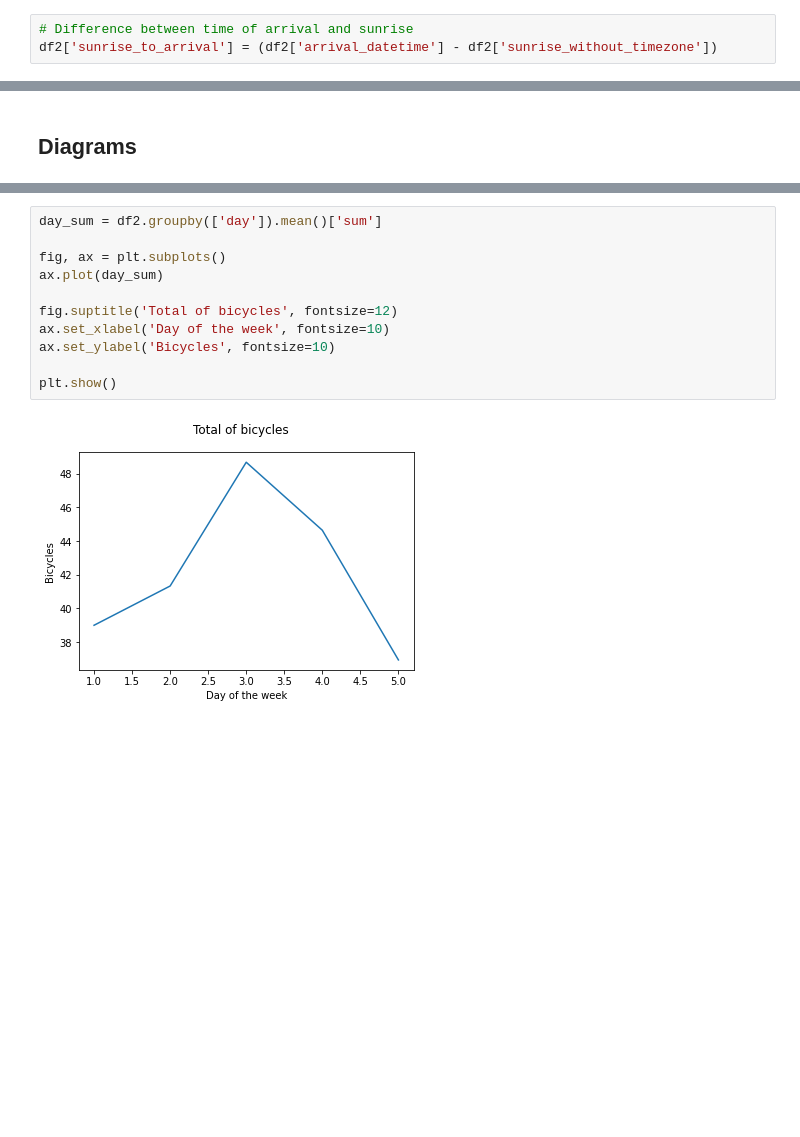
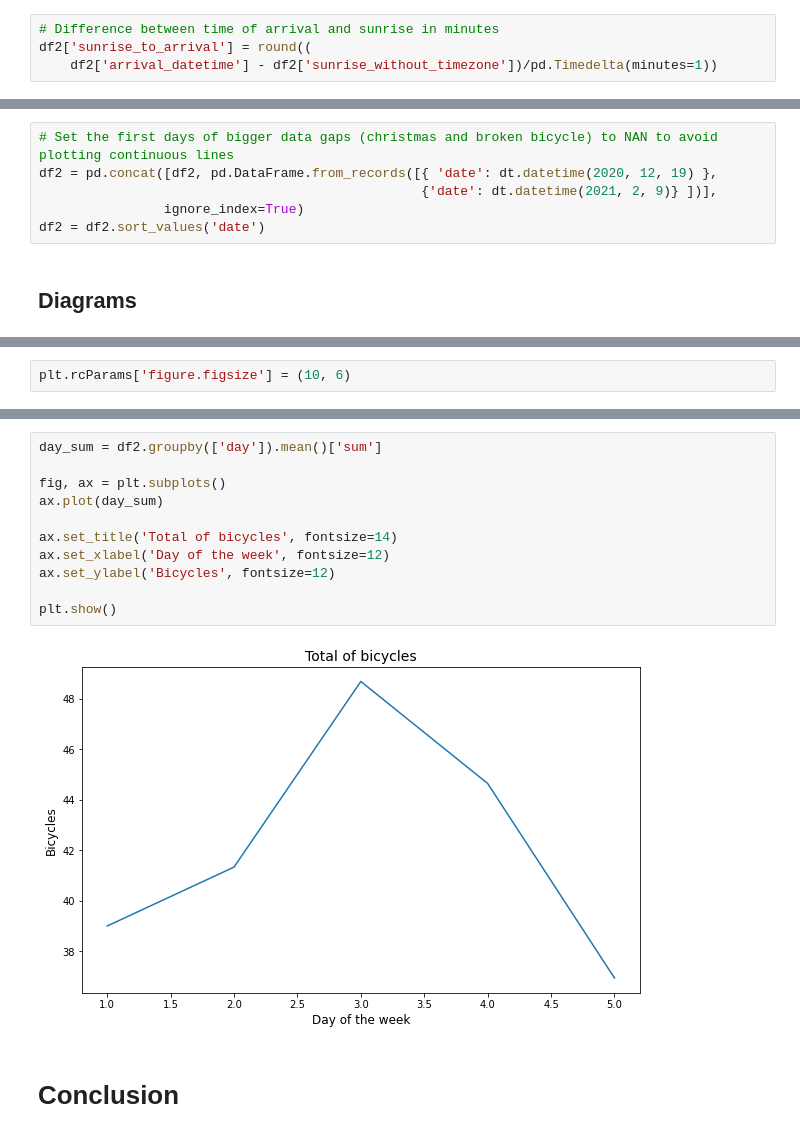
Before and after one commit to SunTwoShine/Bicyclelight, a Jupyter notebook: bicycle_light_analysis.ipynb, the cells around one changed output, grey strips where cells are left out. Cells and saved outputs as stored; diff of their text form; blank space fills up the shorter version.

Commit message:
conclusion and minor changes

```diff
--- a/bicycle_light_analysis.ipynb
+++ b/bicycle_light_analysis.ipynb
@@ -155,8 +155,9 @@ for index in range(len(df2['date'])):
     # Combine date and time of arrival
     df2.iloc[index, col_arrival_datetime] = dt.datetime.combine(df2.iloc[index, 0], df2.iloc[index, 1])
 # %%
-# Difference between time of arrival and sunrise
-df2['sunrise_to_arrival'] = (df2['arrival_datetime'] - df2['sunrise_without_timezone'])
+# Difference between time of arrival and sunrise in minutes
+df2['sunrise_to_arrival'] = round((
+    df2['arrival_datetime'] - df2['sunrise_without_timezone'])/pd.Timedelta(minutes=1))
 # %%
 # Calender week and weekday
 df2['week'] = ''
@@ -175,5 +176,11 @@ df2.head()
 | 3.0 | 2021-03-04 | 08:26:29 | 23:23 | 23 | 23 | 46 | 0.500000 | 2021-03-04 07:02:34.930661+01:00 | ... |
 | 4.0 | 2021-03-03 | 08:31:40 | 21:31 | 21 | 31 | 52 | 0.596154 | 2021-03-03 07:04:35.821162+01:00 | ... |
 | 5.0 | 2021-03-02 | 08:29:29 | 29:29 | 29 | 29 | 58 | 0.500000 | 2021-03-02 07:06:36.062514+01:00 | ... |
+# %%
+# Set the first days of bigger data gaps (christmas and broken bicycle) to NAN to avoid plotting continuous lines
+df2 = pd.concat([df2, pd.DataFrame.from_records([{ 'date': dt.datetime(2020, 12, 19) },
+                                                 {'date': dt.datetime(2021, 2, 9)} ])],
+                ignore_index=True)
+df2 = df2.sort_values('date')
 # %% [markdown]
 ## Diagrams
@@ -195,3 +187,5 @@ plt.show()
+# %%
+plt.rcParams['figure.figsize'] = (10, 6)
 # %%
 fig, ax = plt.subplots()
 ax.plot('date', 'sum', data = df2)
@@ -232,13 +243,15 @@ plt.show()
 # %%
 day_sum = df2.groupby(['day']).mean()['sum']
 
 fig, ax = plt.subplots()
 ax.plot(day_sum)
 
-fig.suptitle('Total of bicycles', fontsize=12)
-ax.set_xlabel('Day of the week', fontsize=10)
-ax.set_ylabel('Bicycles', fontsize=10)
+ax.set_title('Total of bicycles', fontsize=14)
+ax.set_xlabel('Day of the week', fontsize=12)
+ax.set_ylabel('Bicycles', fontsize=12)
 
 plt.show()
 # %% [output]
-[figure, old version]
+[figure, new version]
+# %% [markdown]
+# Conclusion
```
Also changed, not shown: parts of 7 cells of this notebook.
